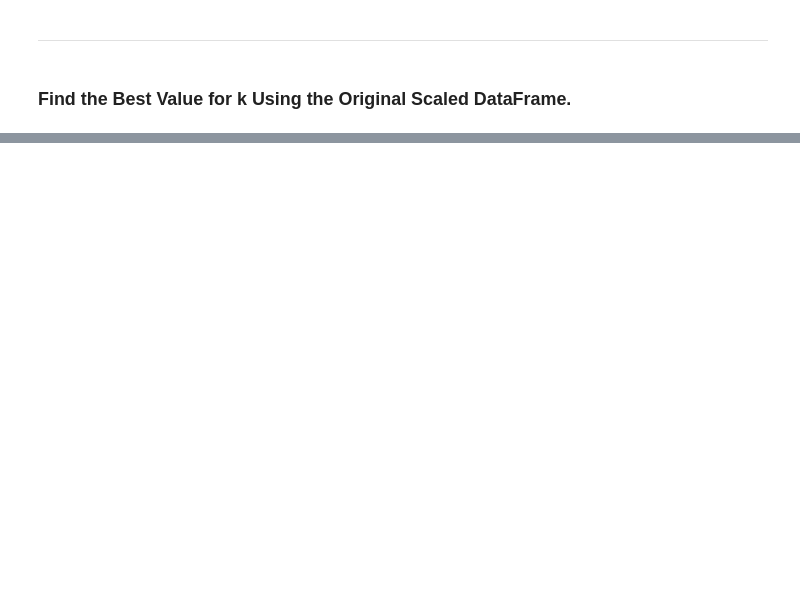
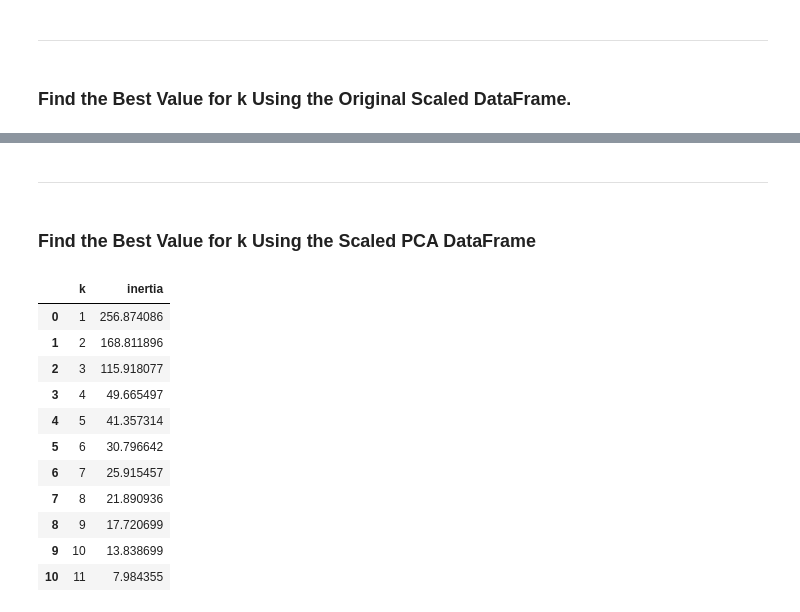
Before and after one commit to DubJay4Life/CryptoClustering, a Jupyter notebook: Submission/Crypto_Clustering_starter_code-Jay.ipynb, the cells around one changed output, grey strips where cells are left out. Cells and saved outputs as stored; diff of their text form; code cells hidden in the pictures; blank space fills up the shorter version.

```diff
--- a/Submission/Crypto_Clustering_starter_code-Jay.ipynb
+++ b/Submission/Crypto_Clustering_starter_code-Jay.ipynb
@@ -578,0 +241,3 @@ plt.show()
+# %%
+# Create a PCA model instance and set `n_components=3`.
+pca = PCA(n_components=3)
@@ -578,0 +270,15 @@ plt.show()
+# %%
+# Create a new DataFrame with the PCA data.
+pca_df_market_data = pd.DataFrame(
+    market_pca_data,
+    columns=["PC1", "PC2", "PC3"]
+)
+
+# Copy the crypto names from the original scaled DataFrame
+pca_df_market_data["coin_id"] = df_market_data.index
+
+# Set the coin_id column as index
+pca_df_market_data = pca_df_market_data.set_index("coin_id")
+
+# Display the scaled PCA DataFrame
+pca_df_market_data.head()
@@ -578,0 +293,43 @@ plt.show()
+# %% [markdown]
+---
+# %% [markdown]
+### Find the Best Value for k Using the Scaled PCA DataFrame
+# %%
+# Create a list with the number of k-values from 1 to 11
+k = list(range(1, 12))
+# %%
+# Create an empty list to store the inertia values
+inertia = []
+
+# Create a for loop to compute the inertia with each possible value of k
+# Inside the loop:
+# 1. Create a KMeans model using the loop counter for the n_clusters
+# 2. Fit the model to the data using `df_market_data_pca`
+# 3. Append the model.inertia_ to the inertia list
+for i in k:
+    model = KMeans(n_clusters=i, random_state=0)
+    model.fit(pca_df_market_data)
+    inertia.append(model.inertia_)
+# %%
+# Create a dictionary with the data to plot the Elbow curve
+elbow_df_pca = {
+    "k": k,
+    "inertia": inertia
+}
+
+# Create a DataFrame with the data to plot the Elbow curve
+elbow_df_pca = pd.DataFrame(elbow_df_pca)
+elbow_df_pca
+# %% [output]
+|  | k | inertia |
+| 0 | 1 | 256.874086 |
+| 1 | 2 | 168.811896 |
+| 2 | 3 | 115.918077 |
+| 3 | 4 | 49.665497 |
+| 4 | 5 | 41.357314 |
+| 5 | 6 | 30.796642 |
+| 6 | 7 | 25.915457 |
+| 7 | 8 | 21.890936 |
+| 8 | 9 | 17.720699 |
+| 9 | 10 | 13.838699 |
+| 10 | 11 | 7.984355 |
```
Also changed, not shown: parts of 75 cells of this notebook.
